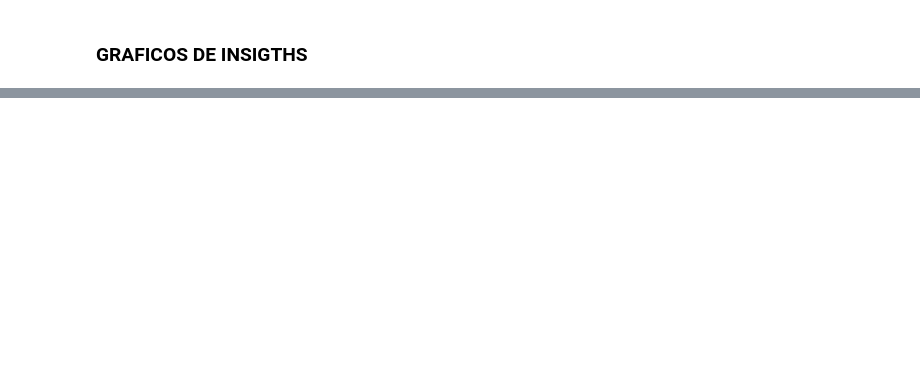
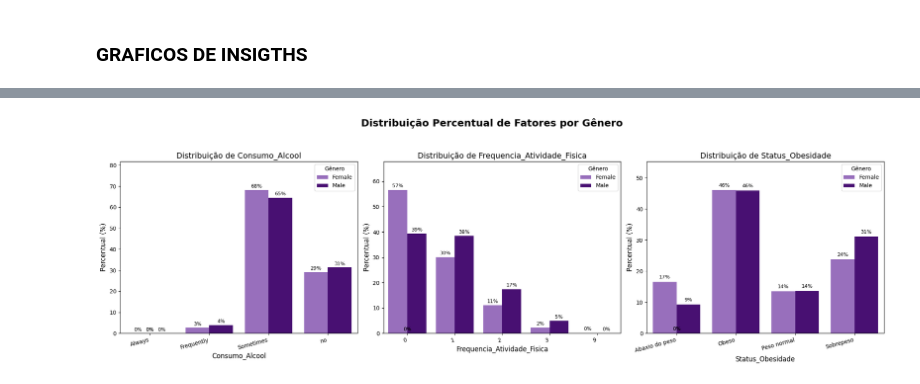
Before and after one commit to Alef2021/Tech_Challenge_Fase_4_Data_Analitycs, a Jupyter notebook: notebooks/explocacao.ipynb, the cells around one changed output, grey strips where cells are left out. Saved outputs shown, nothing was run; the diff lists cells and outputs as text; code cells hidden in the pictures; blank space fills up the shorter version.

```diff
--- a/notebooks/explocacao.ipynb
+++ b/notebooks/explocacao.ipynb
@@ -214,0 +251,67 @@ plt.show()
+# %%
+# Colunas para análise de distribuição percentual por Gênero
+colunas_analise = [
+    'Consumo_Alcool',
+    'Frequencia_Atividade_Fisica',
+    'Status_Obesidade'
+]
+
+minha_paleta_roxa = ["#9962C9", "#4B0082"]
+
+
+plt.figure(figsize=(20, 6))
+plt.suptitle('Distribuição Percentual de Fatores por Gênero', y=1.05, fontsize=18, fontweight='bold')
+
+for i, col in enumerate(colunas_analise):
+    plt.subplot(1, 3, i + 1)
+
+
+    tabela_percentual = pd.crosstab(
+        df_obesity[col],
+        df_obesity['Gênero'],
+        normalize='columns'
+    ) * 100
+
+
+    percentuais = tabela_percentual.stack().reset_index(name='Percentual')
+
+
+    percentuais = percentuais.rename(columns={col: 'Categoria', 'Gênero': 'Gênero'})
+
+
+    if col == 'Frequencia_Atividade_Fisica':
+        percentuais['Categoria'] = percentuais['Categoria'].astype(str)
+
+
+    ax = plt.gca()
+    sns.barplot(
+        data=percentuais,
+        x='Categoria',
+        y='Percentual',
+        hue='Gênero',
+        palette=minha_paleta_roxa,
+        ax=ax
+    )
+
+
+    for p in ax.patches:
+        height = p.get_height()
+        if not pd.isna(height):
+            ax.text(p.get_x() + p.get_width() / 2.,
+                    height + 1,
+                    f'{height:.0f}%',
+                    ha='center',
+                    fontsize=9)
+
+    # Ajustar título e eixos
+    plt.title(f'Distribuição de {col}', fontsize=14)
+    plt.ylabel('Percentual (%)', fontsize=12)
+    plt.xlabel(col, fontsize=12)
+    plt.ylim(0, percentuais['Percentual'].max() * 1.2)
+    plt.xticks(rotation=15, ha='right')
+
+plt.tight_layout()
+plt.savefig('graficos_barras_percentual_por_genero_corrigido.png')
+# plt.show()
+# %% [output]
+[figure, added]
```
Also changed, not shown: parts of 8 cells of this notebook.
